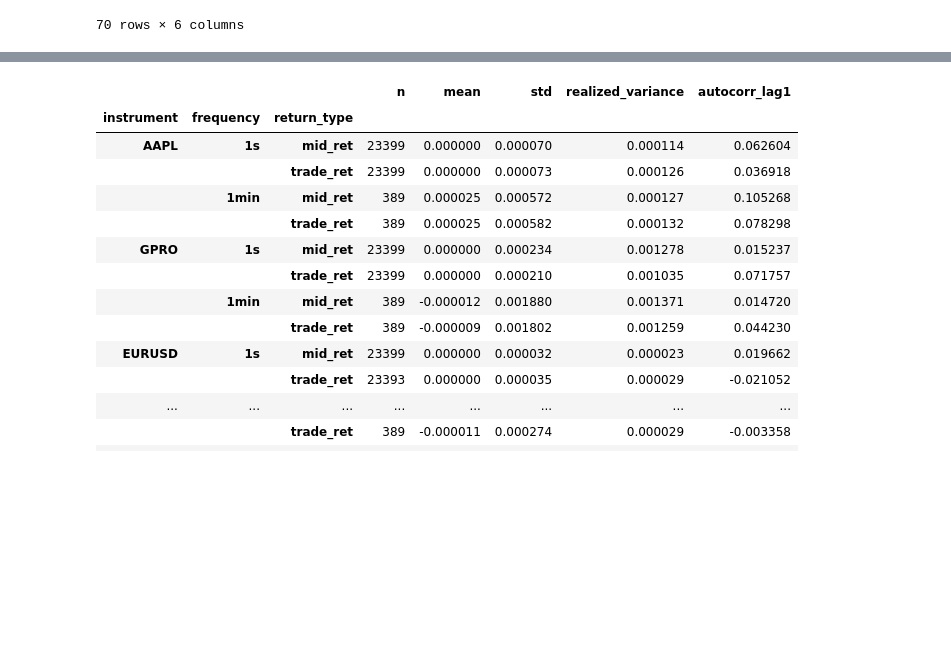
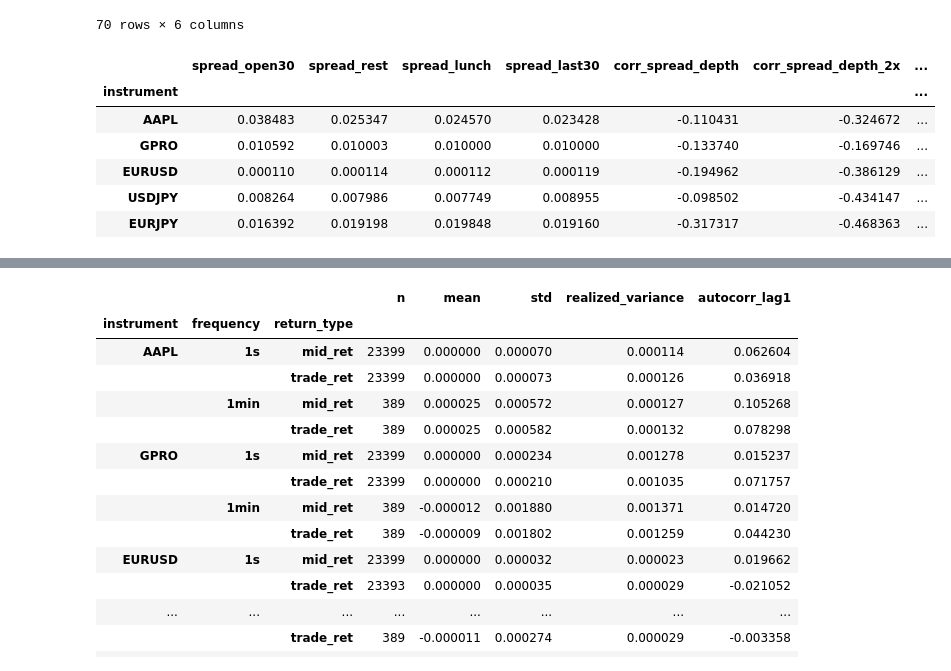
Before and after one commit to PatthieuM/230X, a Jupyter notebook: HW1/MFE230X_HW1_solution_elouan.ipynb, the cells around one changed output, grey strips where cells are left out. Saved outputs shown, nothing was run; the diff lists cells and outputs as text; code cells hidden in the pictures; blank space fills up the shorter version.

```diff
--- a/HW1/MFE230X_HW1_solution_elouan.ipynb
+++ b/HW1/MFE230X_HW1_solution_elouan.ipynb
@@ -998,14 +1047,17 @@ pd.DataFrame(
 # %% [markdown]
 ## Load the real stock and currency files
 # %%
-STOCK_DATA = load_databento_stocks(
-    MBP10_FILE,
-    MBO_FILE,
-    date=STOCK_DATE,
-    symbols=STOCKS,
-)
-FX_DATA = load_currency_data(FX_ORDER_FILE, FX_TRADE_FILE, date=FX_DATE)
+with time_block("1. load_databento_stocks"):
+    STOCK_DATA = load_databento_stocks(
+        MBP10_FILE,
+        MBO_FILE,
+        date=STOCK_DATE,
+        symbols=STOCKS,
+    )
+with time_block("2. load_currency_data"):
+    FX_DATA = load_currency_data(FX_ORDER_FILE, FX_TRADE_FILE, date=FX_DATE)
 ALL_DATA = {**STOCK_DATA, **FX_DATA}
 print("Loaded:", ", ".join(ALL_DATA))
+print("Load timings (s):", {k: round(v, 3) for k, v in TIMINGS.items() if k.startswith(("1.", "2."))})
 # %% [output]
 Loaded: AAPL, GPRO, EURUSD, USDJPY, EURJPY
@@ -1099,3 +1155,39 @@ display(SUMMARY_STATS)
 |  | ask_depth_2x | 390 | 18,940,750.959577 | 8,935,693.327930 | 10,571,666.666664 | 16,946,666.666666 | 90,131,666.666667 |
 |  | price_impact_5s | 103 | 0.000046 | 0.000043 | -0.000036 | 0.000042 | 0.000194 |
 70 rows × 6 columns
+# %%
+rows = []
+for name, minute in MINUTES.items():
+    open30 = minute.between_time("09:30", "10:00", inclusive="left")
+    lunch = minute.between_time("12:00", "13:30", inclusive="left")
+    last30 = minute.between_time("15:30", "16:00", inclusive="left")
+    rest = minute.loc[~minute.index.isin(open30.index)]
+    rows.append({
+        "instrument": name,
+        "spread_open30": open30["spread"].mean(),
+        "spread_rest": rest["spread"].mean(),
+        "spread_lunch": lunch["spread"].mean(),
+        "spread_last30": last30["spread"].mean(),
+        "corr_spread_depth": minute["spread"].corr(minute["depth"]),
+        "corr_spread_depth_2x": minute["spread"].corr(minute["depth_2x"]),
+        "corr_spread_impact": minute["spread"].corr(minute["price_impact_5s"]),
+        "corr_depth_impact": minute["depth"].corr(minute["price_impact_5s"]),
+        "bid_2x_over_l1": minute["bid_depth_2x"].mean() / minute["bid_depth"].mean(),
+        "ask_2x_over_l1": minute["ask_depth_2x"].mean() / minute["ask_depth"].mean(),
+        "impact_minutes": int(minute["price_impact_5s"].notna().sum()),
+        "impact_open30": open30["price_impact_5s"].mean(),
+        "impact_rest": rest["price_impact_5s"].mean(),
+        "zero_trade_minutes": int((minute["n_trades"] == 0).sum()),
+    })
+
+LIQUIDITY_DIAGNOSTICS = pd.DataFrame(rows).set_index("instrument")
+LIQUIDITY_DIAGNOSTICS.to_csv(OUTPUT_DIR / "liquidity_diagnostics.csv")
+display(LIQUIDITY_DIAGNOSTICS)
+# %% [output]
+|  | spread_open30 | spread_rest | spread_lunch | spread_last30 | corr_spread_depth | corr_spread_depth_2x | ... |
+| instrument |  |  |  |  |  |  | ... |
+| AAPL | 0.038483 | 0.025347 | 0.024570 | 0.023428 | -0.110431 | -0.324672 | ... |
+| GPRO | 0.010592 | 0.010003 | 0.010000 | 0.010000 | -0.133740 | -0.169746 | ... |
+| EURUSD | 0.000110 | 0.000114 | 0.000112 | 0.000119 | -0.194962 | -0.386129 | ... |
+| USDJPY | 0.008264 | 0.007986 | 0.007749 | 0.008955 | -0.098502 | -0.434147 | ... |
+| EURJPY | 0.016392 | 0.019198 | 0.019848 | 0.019160 | -0.317317 | -0.468363 | ... |
```
Also changed, not shown: parts of 30 cells of this notebook, 9 other files.
